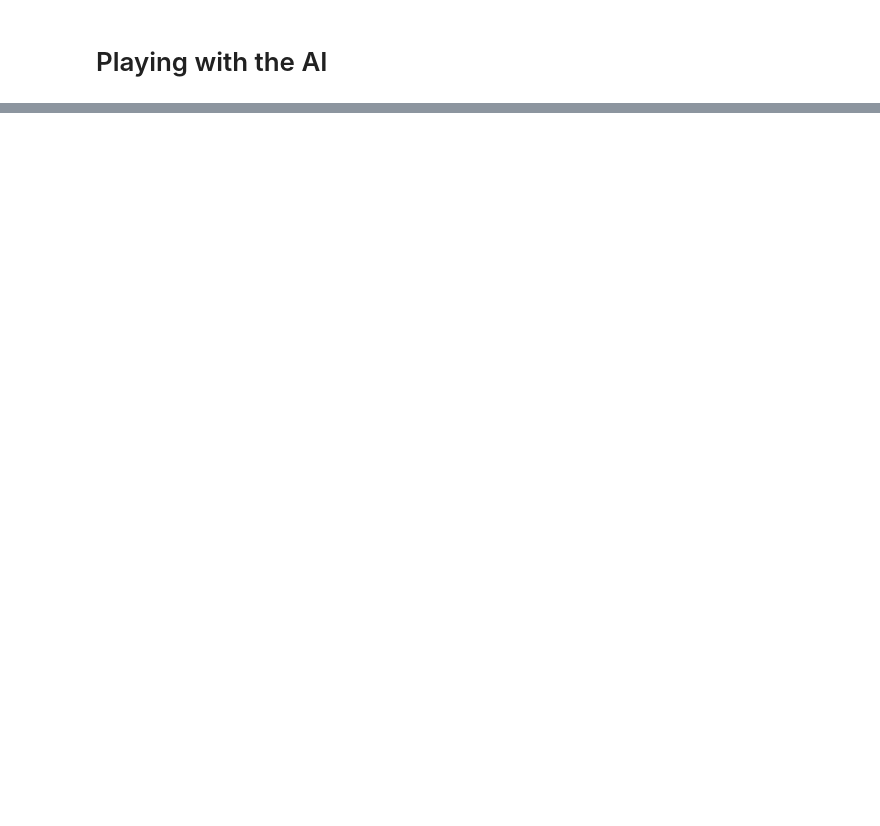
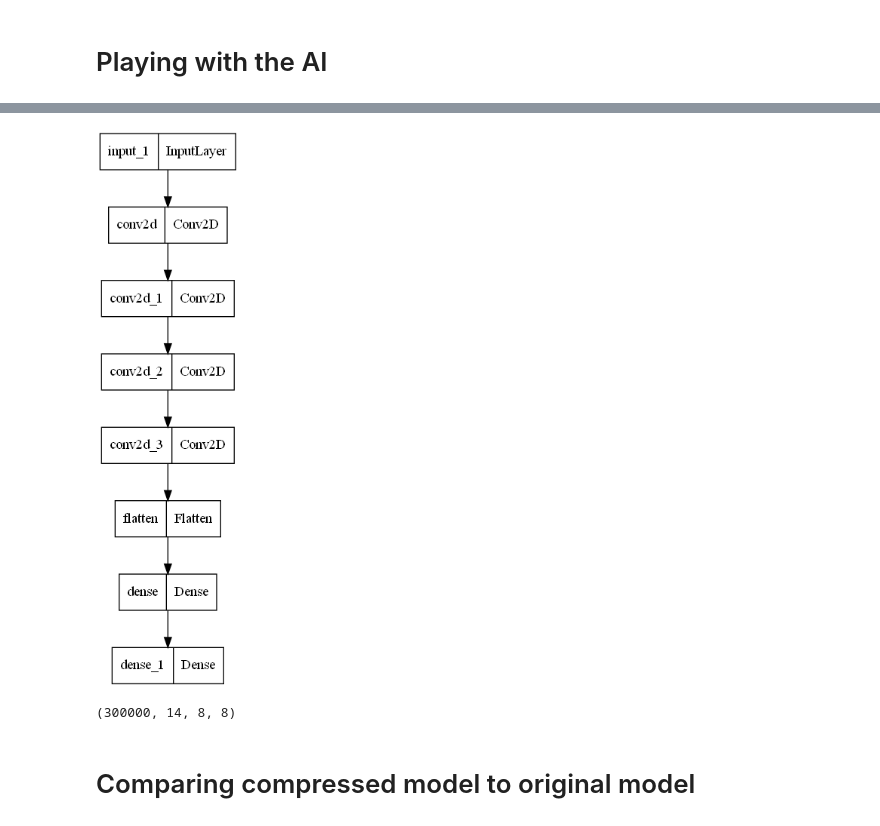
Before and after one commit to Garrett2532/ChessAIECE528, a Jupyter notebook: Chess_AI.ipynb, the cells around one changed output, grey strips where cells are left out. Drawn from its saved outputs; the diff is of its cells as text; code cells hidden in the pictures; blank space fills up the shorter version.

```diff
--- a/Chess_AI.ipynb
+++ b/Chess_AI.ipynb
@@ -891,0 +655,3 @@ Size of gzipped clustered model with stripping: 0.54 MB
+# %%
+final_pruning_model = tfmot.sparsity.keras.strip_pruning(model_for_pruning)
+final_pruning_model.compile(optimizer=optimizers.Adam(5e-4), loss='mean_squared_error',  metrics=['mae', 'mse'])
@@ -891,0 +825,26 @@ Size of gzipped clustered model with stripping: 0.54 MB
+# %%
+from tensorflow.keras.utils import plot_model
+#Create a PNG showing the autoKeras model and its structure
+##print(type(final_model))
+#final_model.build(x_test[0].shape)
+
+plot_model(
+    final_pruning_model,
+    to_file='FinalModel.png',
+    show_shapes=False,
+    show_dtype=False,
+    show_layer_names=True,
+    rankdir='TB',
+    expand_nested=False,
+    dpi=96,
+    layer_range=None,
+    show_layer_activations=False
+)
+# %% [output]
+[figure, added]
+# %%
+x_test.shape
+# %% [output]
+(300000, 14, 8, 8)
+# %% [markdown]
+# Comparing compressed model to original model
```
Also changed, not shown: parts of 85 cells of this notebook.
